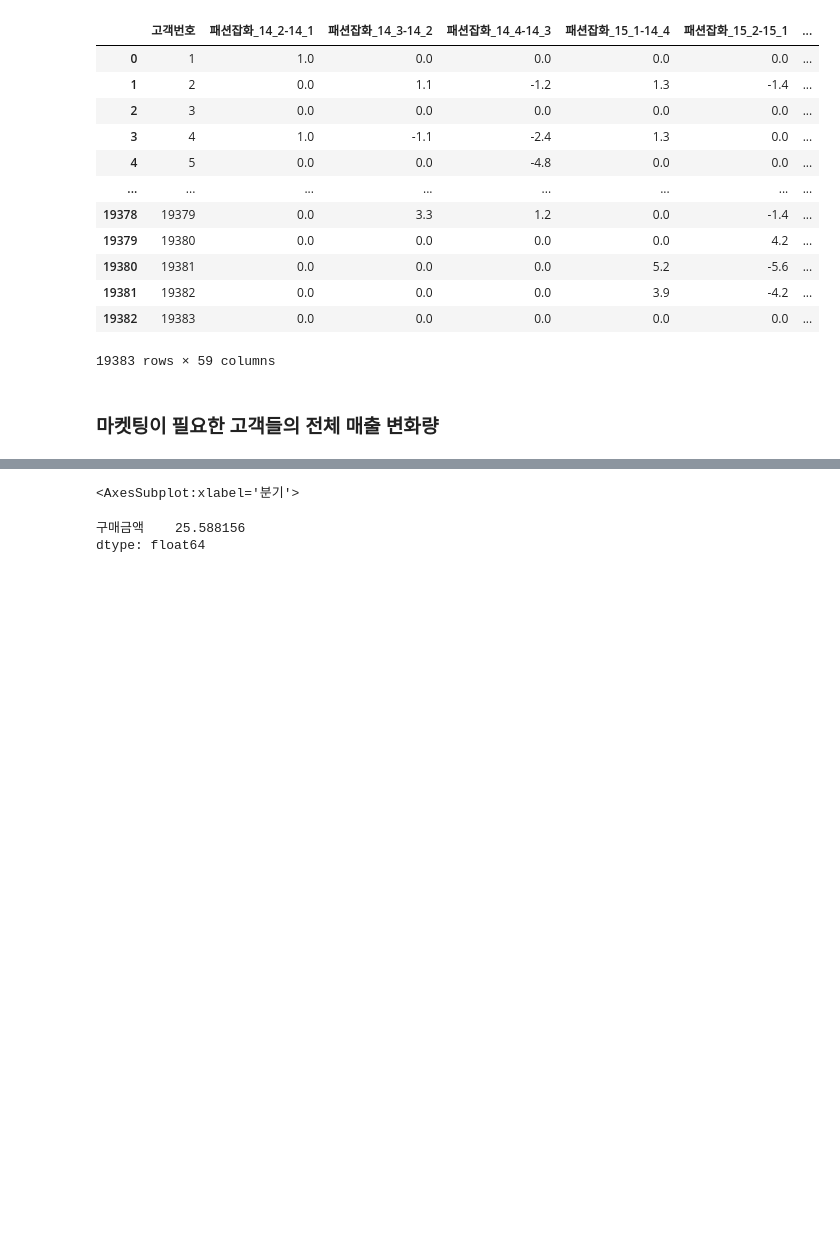
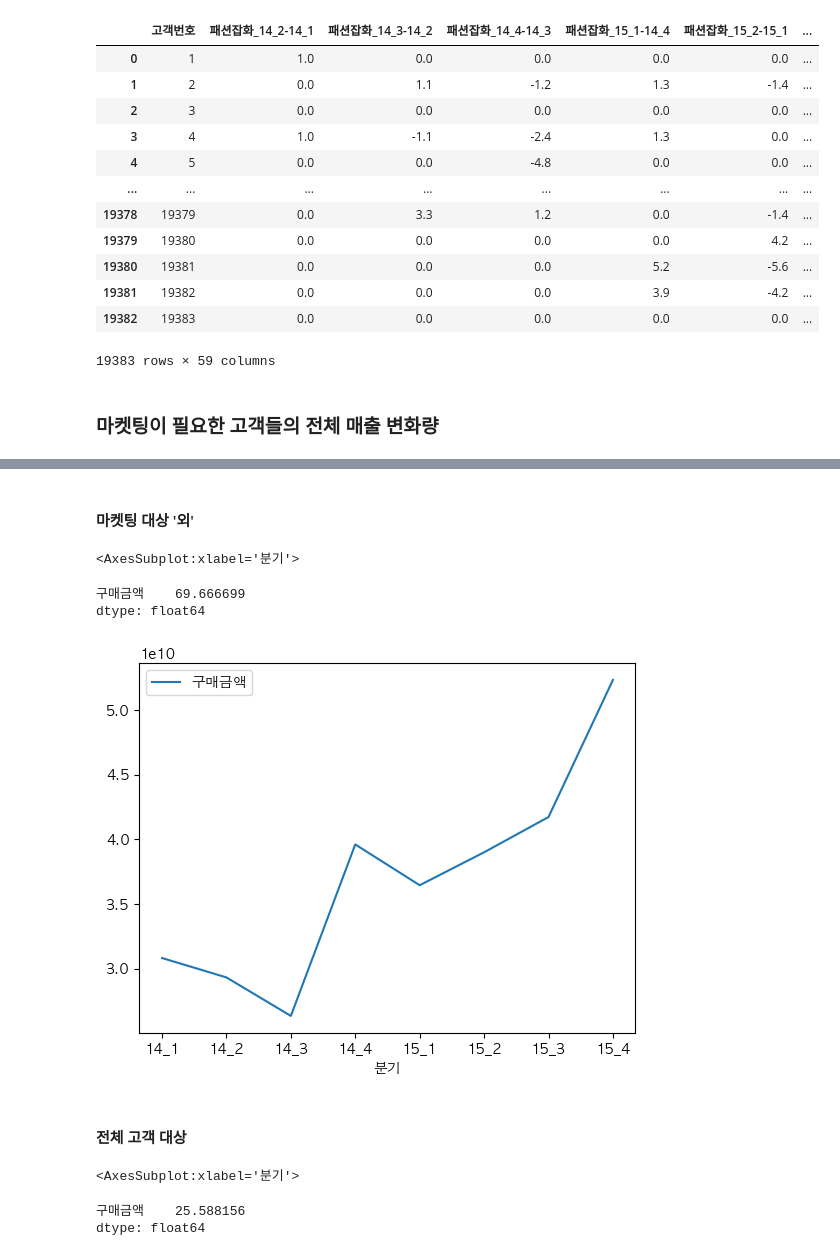
Before and after one commit to PKLH/cakd_LP, a Jupyter notebook: WorkSpace/통합/EDA_ML 완료.ipynb, the cells around one changed output, grey strips where cells are left out. Cells and saved outputs as stored; diff of their text form; code cells hidden in the pictures; blank space fills up the shorter version.

```diff
--- a/WorkSpace/통합/EDA_ML 완료.ipynb
+++ b/WorkSpace/통합/EDA_ML 완료.ipynb
@@ -367,3 +369,18 @@ dtype: float64
+# %% [markdown]
+#### 마켓팅 대상 '외'
+# %%
+not_selected_cusno_for_15_4=pp_datasets[pp_datasets['구매금액_15_4분기_변동지수']!=1]['고객번호'].values
+# 마켓팅 대상이 아닌 힌정 첫분기대비_매출_차이
+Not_selected_pv=pp_purprd_prodcl[pp_purprd_prodcl['고객번호'].isin(not_selected_cusno_for_15_4)].pivot_table(index='분기',values='구매금액',aggfunc='sum')
+display(Not_selected_pv.plot())
+print(((Not_selected_pv.iloc[-1,:]-Not_selected_pv.iloc[0,:])/Not_selected_pv.iloc[0,:])*100)
+# %% [output]
+<AxesSubplot:xlabel='분기'>
+구매금액    69.666699
+dtype: float64
+[figure, added]
+# %% [markdown]
+#### 전체 고객 대상
 # %%
 # 전체 고객 대상 첫분기대비_매출_차이
 overall_pv=pp_purprd_prodcl.pivot_table(index='분기',values='구매금액',aggfunc='sum')
```
Also changed, not shown: parts of 4 cells of this notebook.
